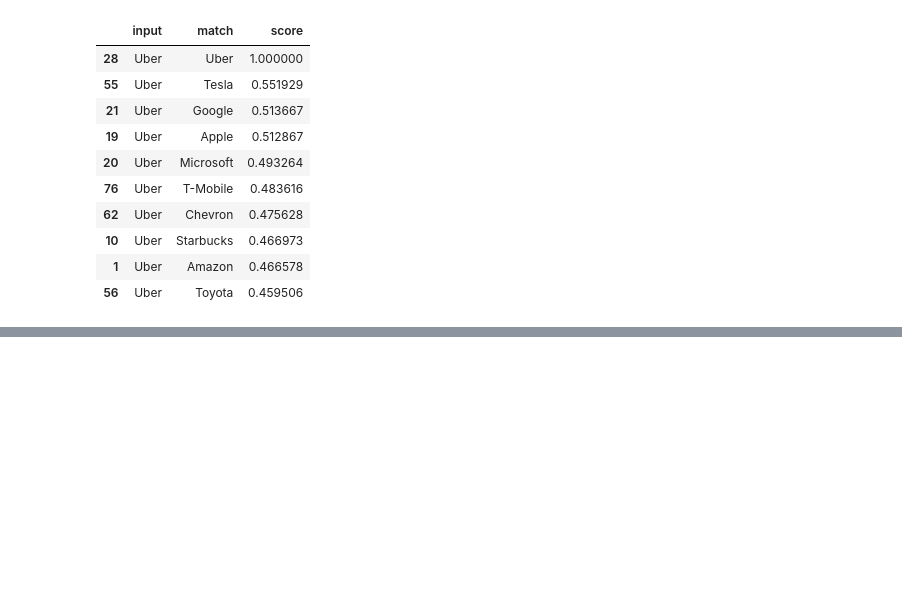
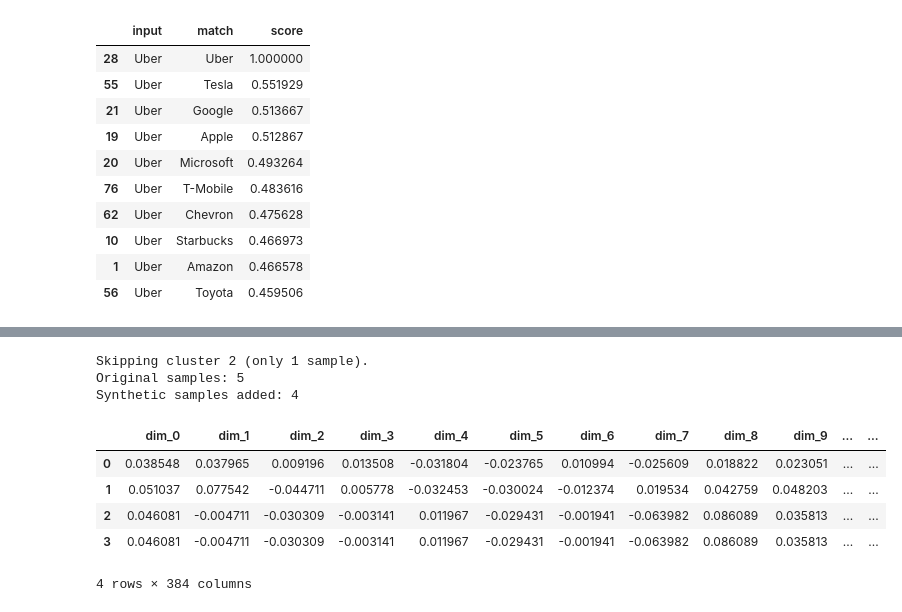
Before and after one commit to Vishaldawar/synthetic_persona, a Jupyter notebook: clustering_data.ipynb, the cells around one changed output, grey strips where cells are left out. Drawn from its saved outputs; the diff is of its cells as text; code cells hidden in the pictures; blank space fills up the shorter version.

```diff
--- a/clustering_data.ipynb
+++ b/clustering_data.ipynb
@@ -495,0 +559,39 @@ match_customers(customer_name, embedding, df)
+# %%
+# Step 4: Synthetic oversampling (custom interpolation)
+synthetic_points = []
+
+for cluster_id in np.unique(pseudo_labels):
+    cluster_data = X_scaled[pseudo_labels == cluster_id]
+    n = len(cluster_data)
+    if n < 2:
+        print(f"Skipping cluster {cluster_id} (only {n} sample).")
+        continue
+
+    n_new = n  # number of synthetic samples to add = cluster size
+    idx1 = np.random.randint(0, n, n_new)
+    idx2 = np.random.randint(0, n, n_new)
+    lam = np.random.rand(n_new, 1)
+
+    # Linear interpolation (similar to SMOTE but unsupervised)
+    synth = cluster_data[idx1] * lam + cluster_data[idx2] * (1 - lam)
+    synthetic_points.append(synth)
+
+# Combine
+synthetic_data = np.vstack(synthetic_points)
+synthetic_df = pd.DataFrame(scaler.inverse_transform(synthetic_data), columns=[f"dim_{i}" for i in range(synthetic_data.shape[1])])
+
+print(f"Original samples: {len(transactions)}")
+print(f"Synthetic samples added: {len(synthetic_df)}")
+# %% [output]
+Skipping cluster 2 (only 1 sample).
+Original samples: 5
+Synthetic samples added: 4
+# %%
+synthetic_df
+# %% [output]
+|  | dim_0 | dim_1 | dim_2 | dim_3 | dim_4 | dim_5 | dim_6 | dim_7 | dim_8 | dim_9 | ... | ... |
+| 0 | 0.038548 | 0.037965 | 0.009196 | 0.013508 | -0.031804 | -0.023765 | 0.010994 | -0.025609 | 0.018822 | 0.023051 | ... | ... |
+| 1 | 0.051037 | 0.077542 | -0.044711 | 0.005778 | -0.032453 | -0.030024 | -0.012374 | 0.019534 | 0.042759 | 0.048203 | ... | ... |
+| 2 | 0.046081 | -0.004711 | -0.030309 | -0.003141 | 0.011967 | -0.029431 | -0.001941 | -0.063982 | 0.086089 | 0.035813 | ... | ... |
+| 3 | 0.046081 | -0.004711 | -0.030309 | -0.003141 | 0.011967 | -0.029431 | -0.001941 | -0.063982 | 0.086089 | 0.035813 | ... | ... |
+4 rows × 384 columns
```
Also changed, not shown: parts of 12 cells of this notebook.
